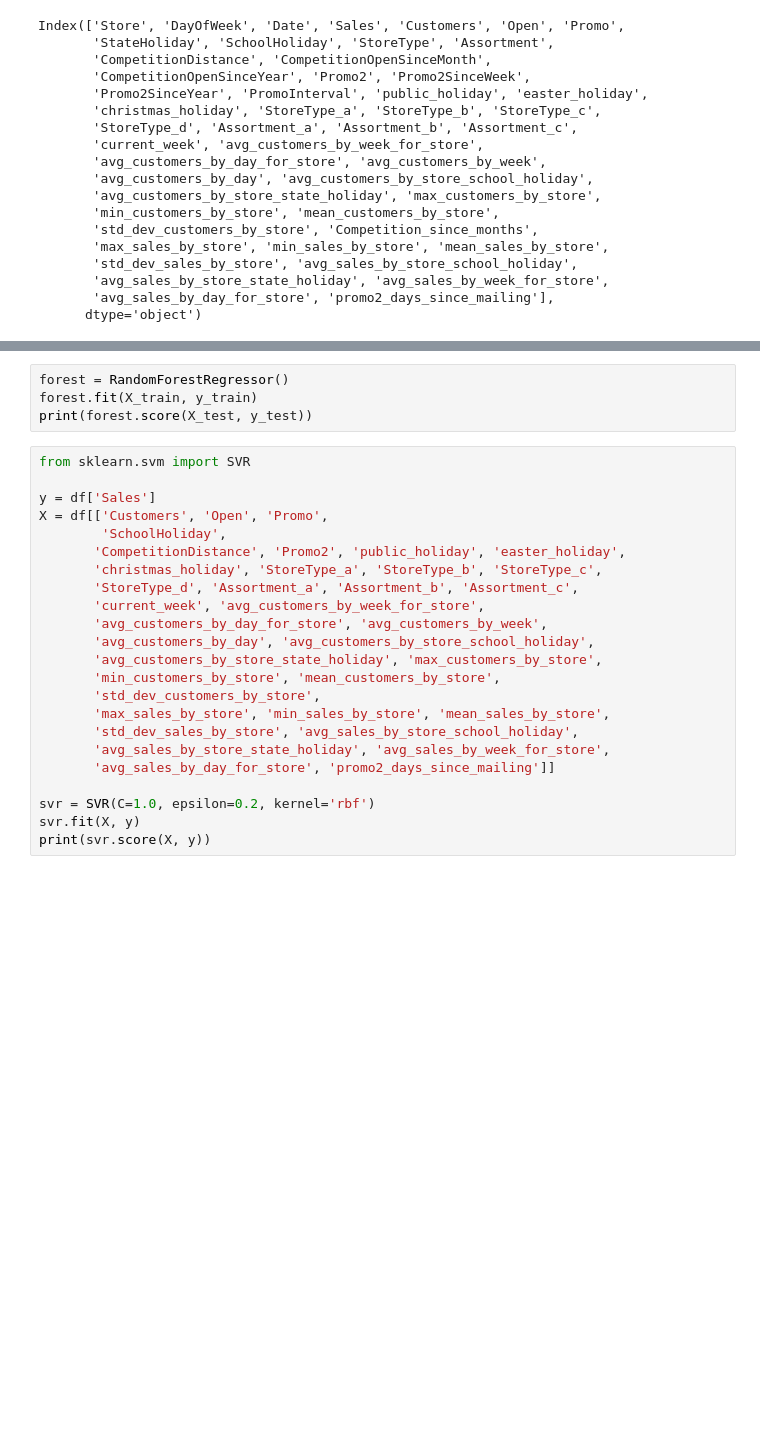
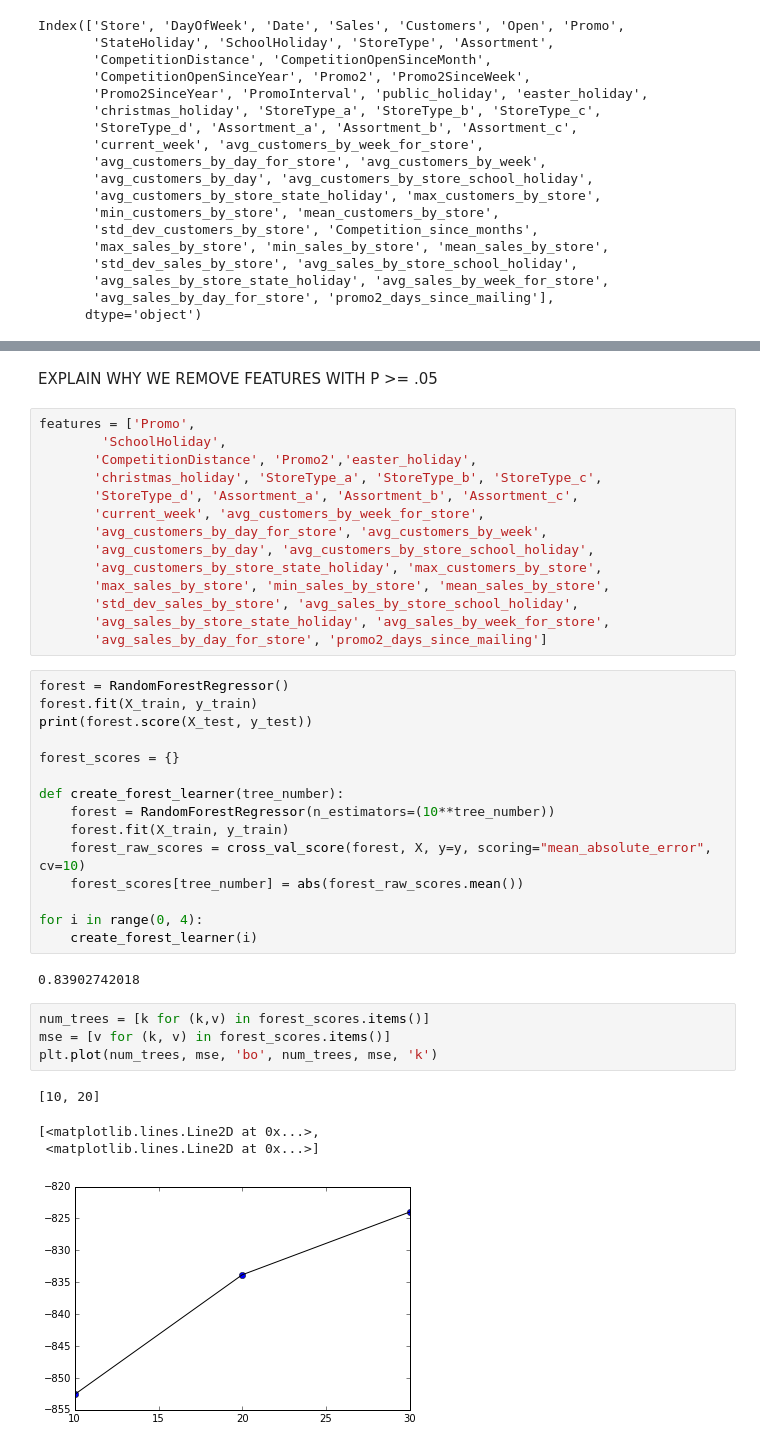
Before and after one commit to andrew-d-taylor/rossman-machine-learning, a Jupyter notebook: notebooks/ProjectSummary.ipynb, the cells around one changed output, grey strips where cells are left out. Saved outputs shown, nothing was run; the diff lists cells and outputs as text; blank space fills up the shorter version.

Commit message:
RandomForests and SVR

```diff
--- a/notebooks/ProjectSummary.ipynb
+++ b/notebooks/ProjectSummary.ipynb
@@ -635,27 +656,42 @@ print(est.summary())
-# %%
-forest = RandomForestRegressor()
-forest.fit(X_train, y_train)
-print(forest.score(X_test, y_test))
+# %% [markdown]
+EXPLAIN WHY WE REMOVE FEATURES WITH P >= .05
 # %%
-from sklearn.svm import SVR
-
-y = df['Sales']
-X = df[['Customers', 'Open', 'Promo',
+features = ['Promo',
         'SchoolHoliday',
-       'CompetitionDistance', 'Promo2', 'public_holiday', 'easter_holiday',
+       'CompetitionDistance', 'Promo2','easter_holiday',
        'christmas_holiday', 'StoreType_a', 'StoreType_b', 'StoreType_c',
        'StoreType_d', 'Assortment_a', 'Assortment_b', 'Assortment_c',
        'current_week', 'avg_customers_by_week_for_store',
        'avg_customers_by_day_for_store', 'avg_customers_by_week',
        'avg_customers_by_day', 'avg_customers_by_store_school_holiday',
        'avg_customers_by_store_state_holiday', 'max_customers_by_store',
-       'min_customers_by_store', 'mean_customers_by_store',
-       'std_dev_customers_by_store',
        'max_sales_by_store', 'min_sales_by_store', 'mean_sales_by_store',
        'std_dev_sales_by_store', 'avg_sales_by_store_school_holiday',
        'avg_sales_by_store_state_holiday', 'avg_sales_by_week_for_store',
-       'avg_sales_by_day_for_store', 'promo2_days_since_mailing']]
-
-svr = SVR(C=1.0, epsilon=0.2, kernel='rbf')
-svr.fit(X, y)
-print(svr.score(X, y))
+       'avg_sales_by_day_for_store', 'promo2_days_since_mailing']
+# %%
+forest = RandomForestRegressor()
+forest.fit(X_train, y_train)
+print(forest.score(X_test, y_test))
+
+forest_scores = {}
+
+def create_forest_learner(tree_number):
+    forest = RandomForestRegressor(n_estimators=(10**tree_number))
+    forest.fit(X_train, y_train)
+    forest_raw_scores = cross_val_score(forest, X, y=y, scoring="mean_absolute_error", cv=10)
+    forest_scores[tree_number] = abs(forest_raw_scores.mean())
+
+for i in range(0, 4):
+    create_forest_learner(i)
+# %% [output]
+0.83902742018
+# %%
+num_trees = [k for (k,v) in forest_scores.items()]
+mse = [v for (k, v) in forest_scores.items()]
+plt.plot(num_trees, mse, 'bo', num_trees, mse, 'k')
+# %% [output]
+[10, 20]
+[<matplotlib.lines.Line2D at 0x...>,
+ <matplotlib.lines.Line2D at 0x...>]
+[figure, added]
```
Also changed, not shown: parts of 5 cells of this notebook.
